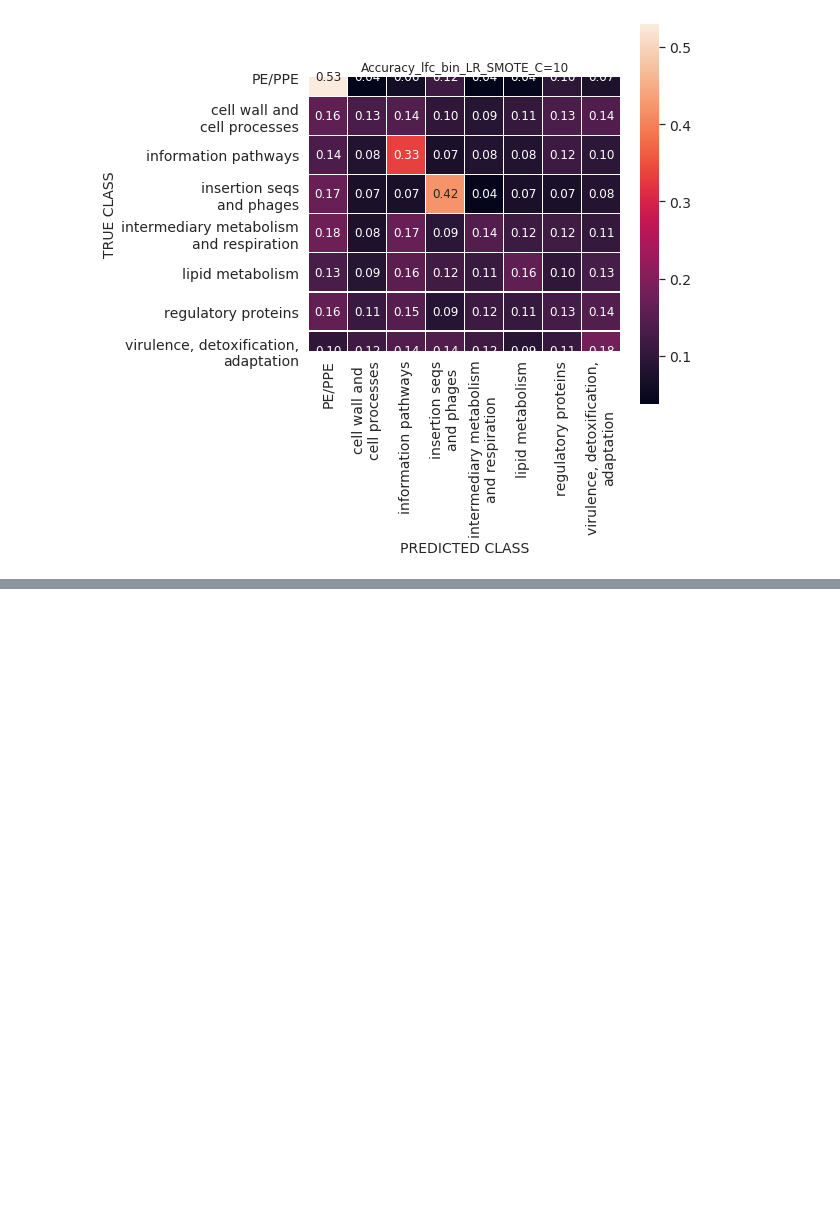
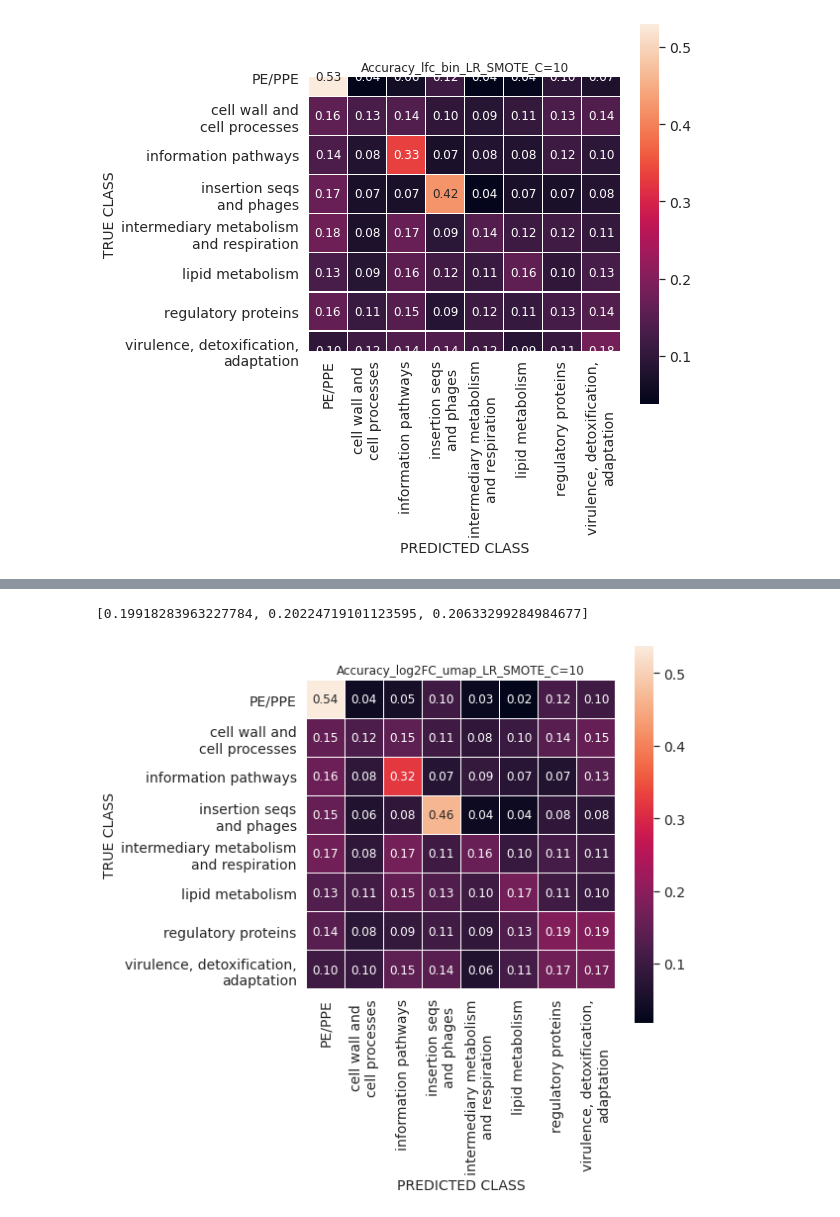
Before and after one commit to ajinich/mtb_tn_db, a Jupyter notebook: ml-standardised_data/Log_reg.ipynb, the cells around one changed output, grey strips where cells are left out. Saved outputs shown, nothing was run; the diff lists cells and outputs as text; code cells hidden in the pictures; blank space fills up the shorter version.

Commit message:
tried ml with umap

```diff
--- a/ml-standardised_data/Log_reg.ipynb
+++ b/ml-standardised_data/Log_reg.ipynb
@@ -305,0 +356,7 @@ lasso_confusion(lfc_bin_mb, lfc_bin_cols, C=10, norm_method='SMOTE', name='Accur
+# %%
+umap = umap.drop(columns=['gene_name', 'func_tuberculist', 'COG'])
+umap_10 = umap_10.drop(columns=['gene_name', 'func_tuberculist', 'COG'])
+# %%
+lfc_mb_filt = pd.read_csv(
+    '../data/standardized_data/cleaned_ML/lfc_mb_filt.csv')
+lfc_mb_filt.head()
@@ -305,0 +371,3 @@ lasso_confusion(lfc_bin_mb, lfc_bin_cols, C=10, norm_method='SMOTE', name='Accur
+# %%
+lfc_umap = lfc_mb_filt.merge(umap, how='left', on='Rv_ID')
+lfc_umap_10 = lfc_mb_filt.merge(umap_10, how='left', on='Rv_ID')
@@ -305,0 +389,11 @@ lasso_confusion(lfc_bin_mb, lfc_bin_cols, C=10, norm_method='SMOTE', name='Accur
+# %%
+#fill empty umaps with zero
+lfc_umap = lfc_umap.fillna(0)
+lfc_umap_10 = lfc_umap.fillna(0)
+# %%
+lfc_umap_value_cols = [col for col in lfc_umap.columns if col not in ['Rv_ID', 'Functional_Category']]
+lasso_confusion(lfc_umap, lfc_umap_value_cols, C=10, norm_method='SMOTE',
+                name='Accuracy_log2FC_umap_LR_SMOTE_C=10')
+# %% [output]
+[0.19918283963227784, 0.20224719101123595, 0.20633299284984677]
+[figure, added]
```
Also changed, not shown: parts of 30 cells of this notebook, 2 other files.
